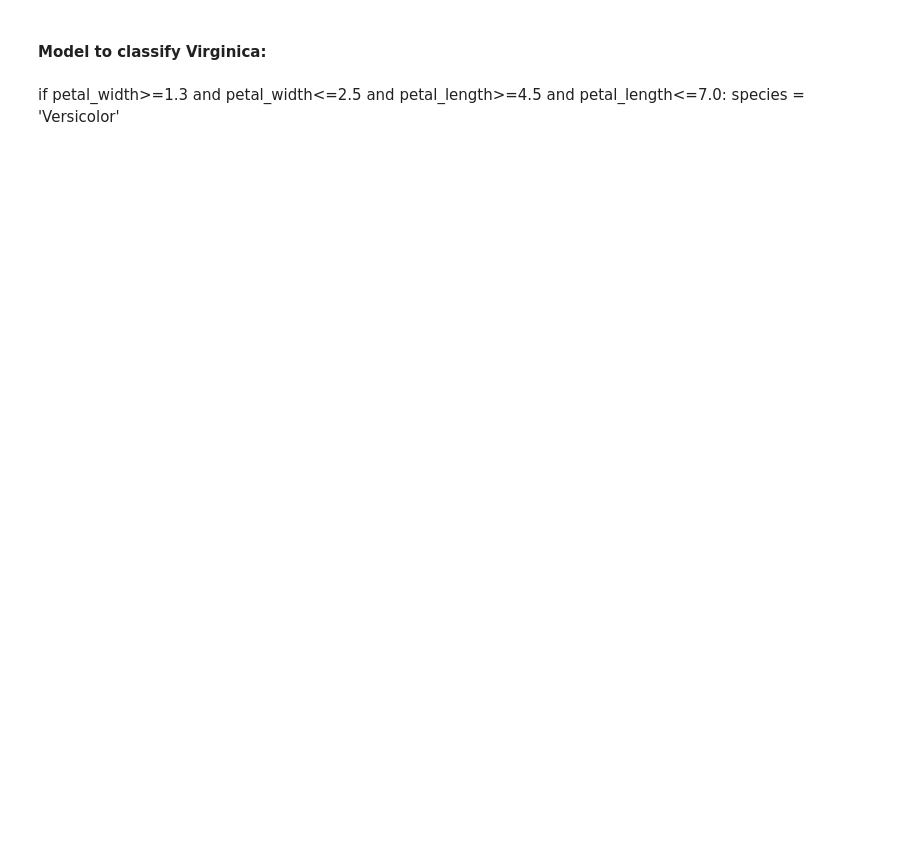
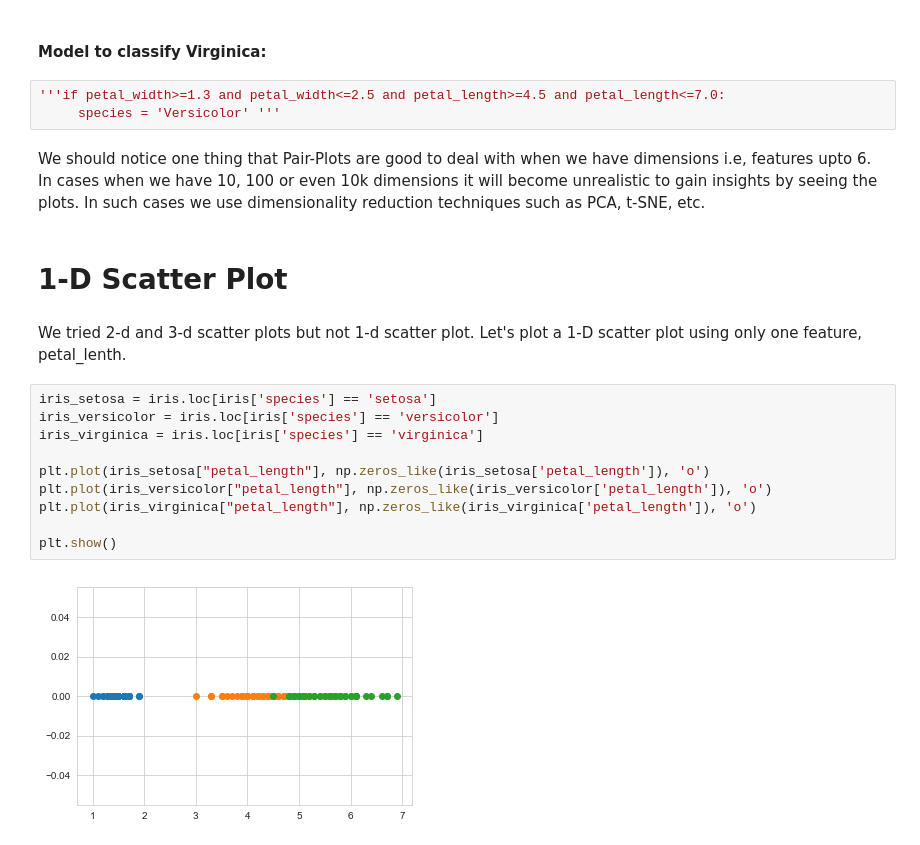
Before and after one commit to deveshSingh06/Exploratory_Data_Analysis_EDA_on_IRIS_Data_Set, a Jupyter notebook: EDA on IRIS Data Set.ipynb, the cells around one changed output. Cells and saved outputs as stored; diff of their text form; blank space fills up the shorter version.

```diff
--- a/EDA on IRIS Data Set.ipynb
+++ b/EDA on IRIS Data Set.ipynb
@@ -84,5 +86,23 @@ if petal_width>=1.0 and petal_width<=1.75 and petal_length>=3 and petal_length<=
 # %% [markdown]
 #### Model to classify Virginica:
-# %% [markdown]
-if petal_width>=1.3 and petal_width<=2.5 and petal_length>=4.5 and petal_length<=7.0:
-    species = 'Versicolor'
+# %%
+'''if petal_width>=1.3 and petal_width<=2.5 and petal_length>=4.5 and petal_length<=7.0:
+     species = 'Versicolor' '''
+# %% [markdown]
+We should notice one thing that Pair-Plots are good to deal with when we have dimensions i.e, features upto 6. In cases when we have 10, 100 or even 10k dimensions it will become unrealistic to gain insights by seeing the plots. In such cases we use dimensionality reduction techniques such as PCA, t-SNE, etc.
+# %% [markdown]
+# 1-D Scatter Plot
+# %% [markdown]
+We tried 2-d and 3-d scatter plots but not 1-d scatter plot. Let's plot a 1-D scatter plot using only one feature, petal_lenth.
+# %%
+iris_setosa = iris.loc[iris['species'] == 'setosa']
+iris_versicolor = iris.loc[iris['species'] == 'versicolor']
+iris_virginica = iris.loc[iris['species'] == 'virginica']
+
+plt.plot(iris_setosa["petal_length"], np.zeros_like(iris_setosa['petal_length']), 'o')
+plt.plot(iris_versicolor["petal_length"], np.zeros_like(iris_versicolor['petal_length']), 'o')
+plt.plot(iris_virginica["petal_length"], np.zeros_like(iris_virginica['petal_length']), 'o')
+
+plt.show()
+# %% [output]
+[figure, added]
```
Also changed, not shown: parts of 14 cells of this notebook.
